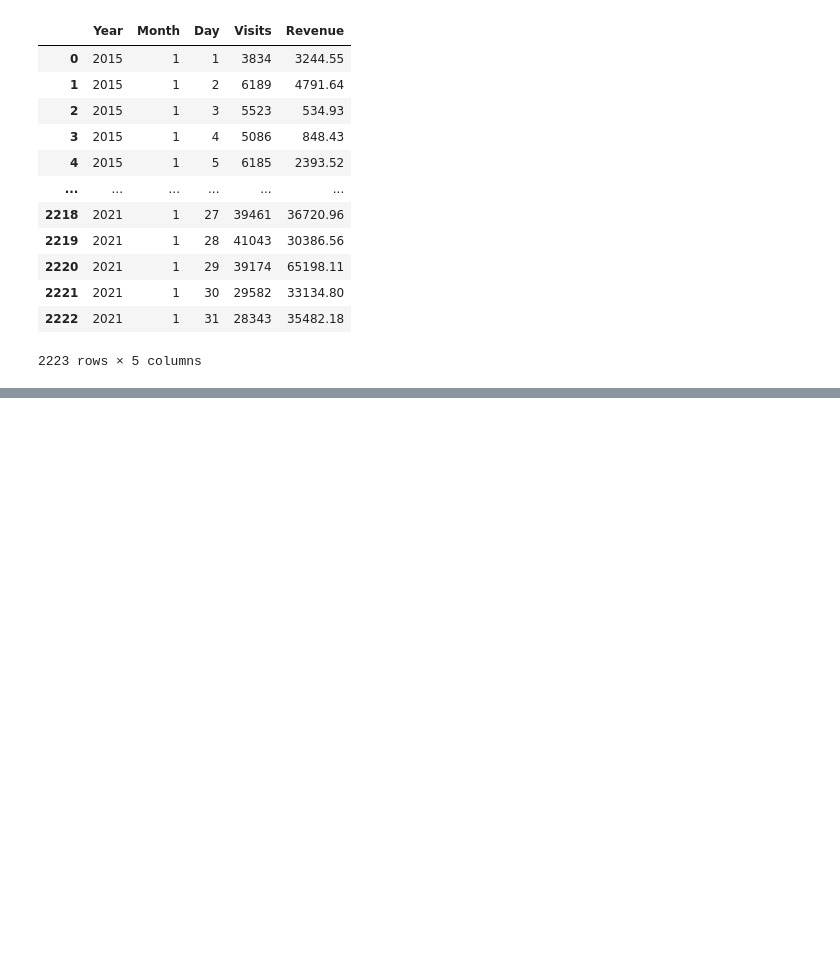
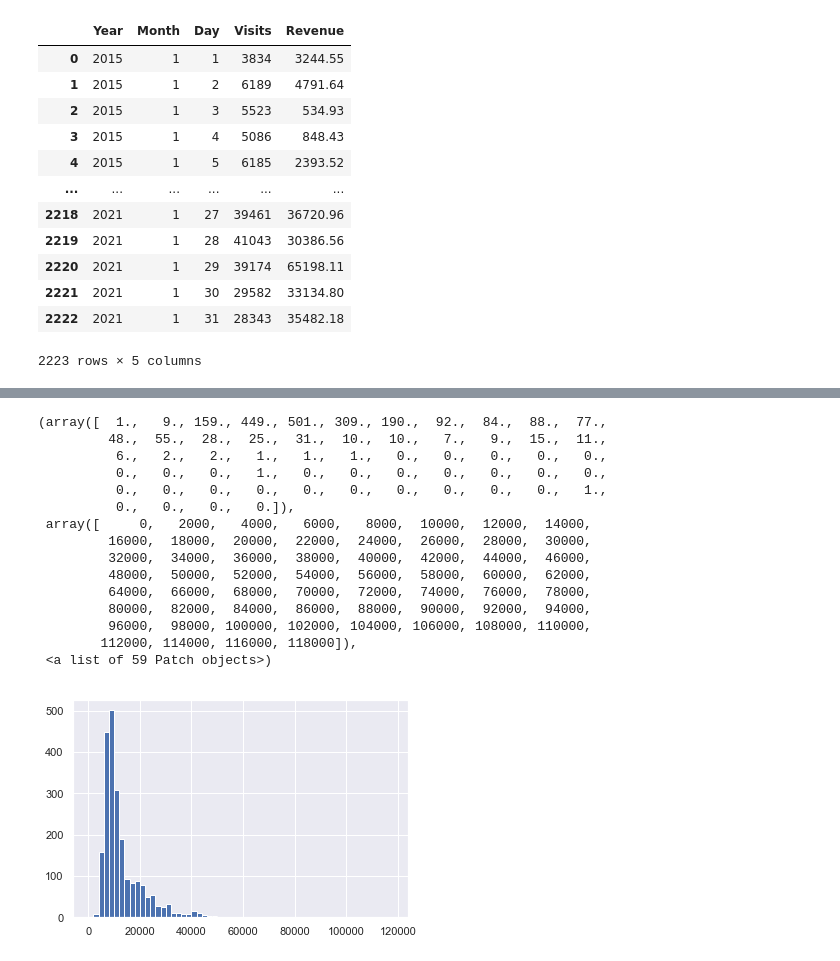
Before and after one commit to Jorge-Montenegro/TFM, a Jupyter notebook: TFM.ipynb, the cells around one changed output, grey strips where cells are left out. Cells and saved outputs as stored; diff of their text form; code cells hidden in the pictures; blank space fills up the shorter version.

```diff
--- a/TFM.ipynb
+++ b/TFM.ipynb
@@ -78,0 +133,19 @@ Name: Revenue, Length: 2223, dtype: float64
+# %%
+plt.hist(data['Visits'], bins=range(0,120000,2000))
+# %% [output]
+(array([  1.,   9., 159., 449., 501., 309., 190.,  92.,  84.,  88.,  77.,
+         48.,  55.,  28.,  25.,  31.,  10.,  10.,   7.,   9.,  15.,  11.,
+          6.,   2.,   2.,   1.,   1.,   1.,   0.,   0.,   0.,   0.,   0.,
+          0.,   0.,   0.,   1.,   0.,   0.,   0.,   0.,   0.,   0.,   0.,
+          0.,   0.,   0.,   0.,   0.,   0.,   0.,   0.,   0.,   0.,   1.,
+          0.,   0.,   0.,   0.]),
+ array([     0,   2000,   4000,   6000,   8000,  10000,  12000,  14000,
+         16000,  18000,  20000,  22000,  24000,  26000,  28000,  30000,
+         32000,  34000,  36000,  38000,  40000,  42000,  44000,  46000,
+         48000,  50000,  52000,  54000,  56000,  58000,  60000,  62000,
+         64000,  66000,  68000,  70000,  72000,  74000,  76000,  78000,
+         80000,  82000,  84000,  86000,  88000,  90000,  92000,  94000,
+         96000,  98000, 100000, 102000, 104000, 106000, 108000, 110000,
+        112000, 114000, 116000, 118000]),
+ <a list of 59 Patch objects>)
+[figure, added]
```
Also changed, not shown: parts of 33 cells of this notebook.
